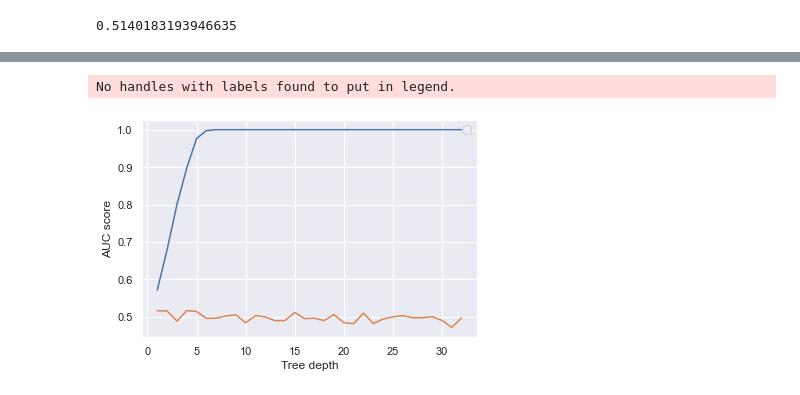
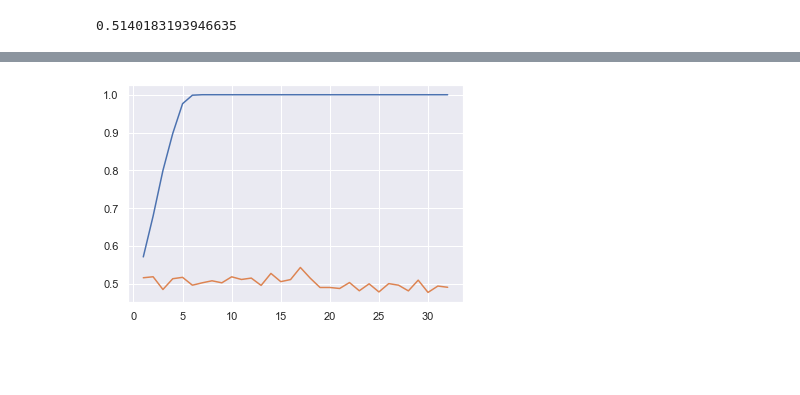
Before and after one commit to GregoryRash6/machine_learning_models, a Jupyter notebook: Analysis/tye.ipynb, the cells around one changed output, grey strips where cells are left out. Drawn from its saved outputs; the diff is of its cells as text; code cells hidden in the pictures; blank space fills up the shorter version.

```diff
--- a/Analysis/tye.ipynb
+++ b/Analysis/tye.ipynb
@@ -254,14 +256,14 @@ scaler = MinMaxScaler()
 X_train_scaled = scaler.fit_transform(X_train)
 X_test_scaled = scaler.transform(X_test)
 # %%
-# create gradient boosting model tuning
+# create gradient boosting model with tuning
 model = GradientBoostingClassifier(learning_rate=0.1,
                                    max_depth=2,
-                                   max_features=3,
+                                   max_features=4,
                                    min_impurity_split=1e-07,
                                    min_samples_leaf=1,
                                    min_samples_split=0.99,
-                                   n_estimators=60,
+                                   n_estimators=20,
                                    )
 
 # train model
@@ -352,31 +351,28 @@ plt.show()
 # %%
 #tuning the max depth
 max_depths = np.linspace(1, 32, 32, endpoint=True)
 train_results = []
 test_results = []
 for max_depth in max_depths:
    model = GradientBoostingClassifier(max_depth=max_depth)
    model.fit(X_train, y_train)
    train_pred = model.predict(X_train)
    false_positive_rate, true_positive_rate, thresholds = roc_curve(y_train, train_pred)
    roc_auc = auc(false_positive_rate, true_positive_rate)
    train_results.append(roc_auc)
    y_pred = model.predict(X_test)
    false_positive_rate, true_positive_rate, thresholds = roc_curve(y_test, y_pred)
    roc_auc = auc(false_positive_rate, true_positive_rate)
    test_results.append(roc_auc)
 
 from matplotlib.legend_handler import HandlerLine2D
 
 line1, = plt.plot(max_depths, train_results)
 line2, = plt.plot(max_depths, test_results)
-plt.legend(handler_map={line1: HandlerLine2D(numpoints=2)})
-plt.ylabel("""AUC score""")
-plt.xlabel("""Tree depth""")
+
 plt.show()
 # %% [output]
-No handles with labels found to put in legend.
-[figure, old version]
+[figure, new version]
 # %%
 #tuning the sample splits
 min_samples_splits = np.linspace(0.1, 1.0, 10, endpoint=True)
```
Also changed, not shown: parts of 7 cells of this notebook.
